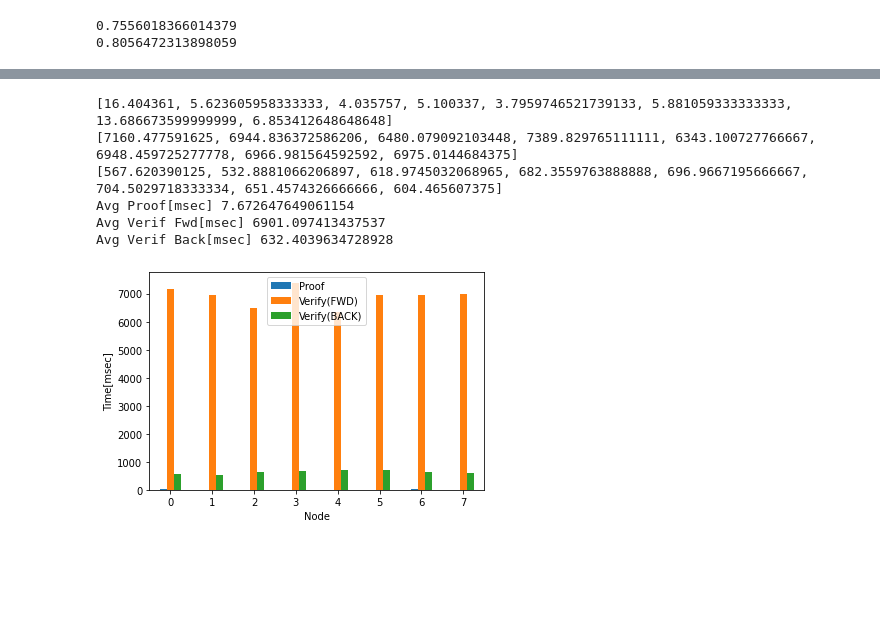
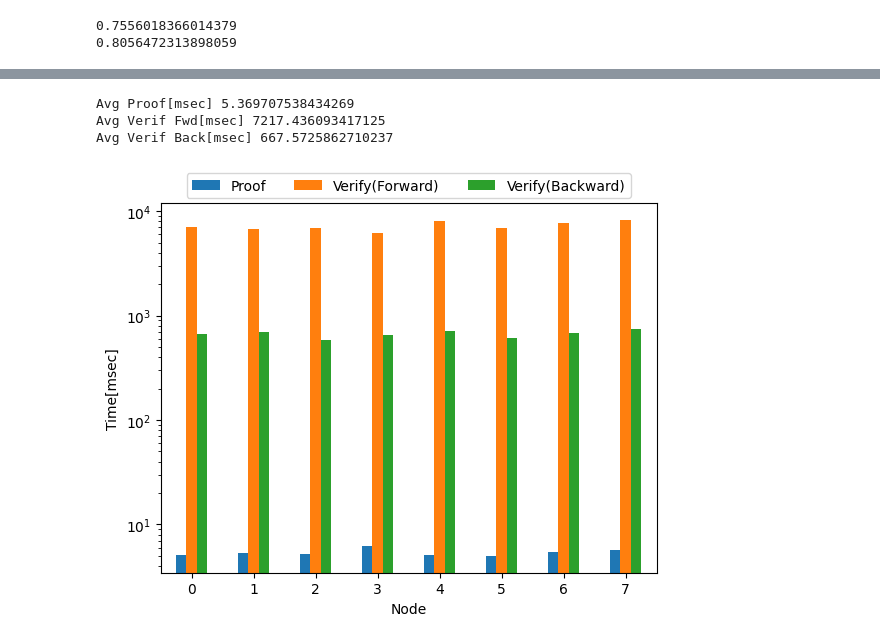
Before and after one commit to JunwookHeo/bcsos, a Jupyter notebook: python_utils/VisualPoS.ipynb, the cells around one changed output, grey strips where cells are left out. Cells and saved outputs as stored; diff of their text form; code cells hidden in the pictures; blank space fills up the shorter version.

```diff
--- a/python_utils/VisualPoS.ipynb
+++ b/python_utils/VisualPoS.ipynb
@@ -68,7 +68,7 @@ print(fairnessnorm(values_list[1]))
 import os
 
 #PATH = "../blockchainnode/db_nodes"
-PATH = "/mnt/c/Temp/PoS_20221125_152153"
+PATH = "/Users/jwheo/Projects/bcsos/PoS_20221130_083413"
 fdbs = [os.path.join(PATH, f) for f in os.listdir(PATH) if f.split(".")[-1] == 'db']
 fdbs.sort()
 print(fdbs)
@@ -114,43 +114,44 @@ Entropy Verification 0.9834320440983392
 # %%
 # Avg. Time chart for proof and verify
 from matplotlib import pyplot as plt
 
 unit = 1000000 #msec
 dfs = load_data_from_db(fdbs, 'prooftbl')
 proof = []
 for i, df in enumerate(dfs):
     proof.append(df['timegenproof'].mean()/unit)
-print(proof)
+# print(proof)
 
 dfs = load_data_from_db(fdbs, 'veriftbl')
 veriffwd = []
 verifrev = []
 for i, df in enumerate(dfs):
     veriffwd.append(df['timeveriffwd'].mean()/unit)
     verifrev.append(df['timeverifrev'].mean()/unit)
-print(veriffwd)
-print(verifrev)
+# print(veriffwd)
+# print(verifrev)
 
 ch_list = [proof, veriffwd, verifrev]
 bdf = pd.DataFrame(ch_list).transpose()
-bdf.columns = ['Proof', 'Verify(FWD)', 'Verify(BACK)']
+bdf.columns = ['Proof', 'Verify(Forward)', 'Verify(Backward)']
 ax = bdf.plot.bar(rot=0)
 plt.xlabel("Node")
 plt.ylabel("Time[msec]")
+# plt.legend(loc='right')
+ax.set_yscale('log')
+ax.legend(loc='upper center', bbox_to_anchor=(0.5, 1.1),
+          fancybox=True, shadow=False, ncol=5)
 
 plt.savefig('Avg_Time_Proof_Verify.png', dpi=300, bbox_inches='tight')
 
 print('Avg Proof[msec]', sum(proof)/len(proof))
 print('Avg Verif Fwd[msec]', sum(veriffwd)/len(veriffwd))
 print('Avg Verif Back[msec]', sum(verifrev)/len(verifrev))
 # %% [output]
-[16.404361, 5.623605958333333, 4.035757, 5.100337, 3.7959746521739133, 5.881059333333333, 13.686673599999999, 6.853412648648648]
-[7160.477591625, 6944.836372586206, 6480.079092103448, 7389.829765111111, 6343.100727766667, 6948.459725277778, 6966.981564592592, 6975.0144684375]
-[567.620390125, 532.8881066206897, 618.9745032068965, 682.3559763888888, 696.9667195666667, 704.5029718333334, 651.4574326666666, 604.465607375]
-Avg Proof[msec] 7.672647649061154
-Avg Verif Fwd[msec] 6901.097413437537
-Avg Verif Back[msec] 632.4039634728928
+Avg Proof[msec] 5.369707538434269
+Avg Verif Fwd[msec] 7217.436093417125
+Avg Verif Back[msec] 667.5725862710237
-[figure, old version]
+[figure, new version]
 # %%
 # Avg. Size chart for proof
 from matplotlib import pyplot as plt
```
Also changed, not shown: parts of 8 cells of this notebook, 6 other files.
